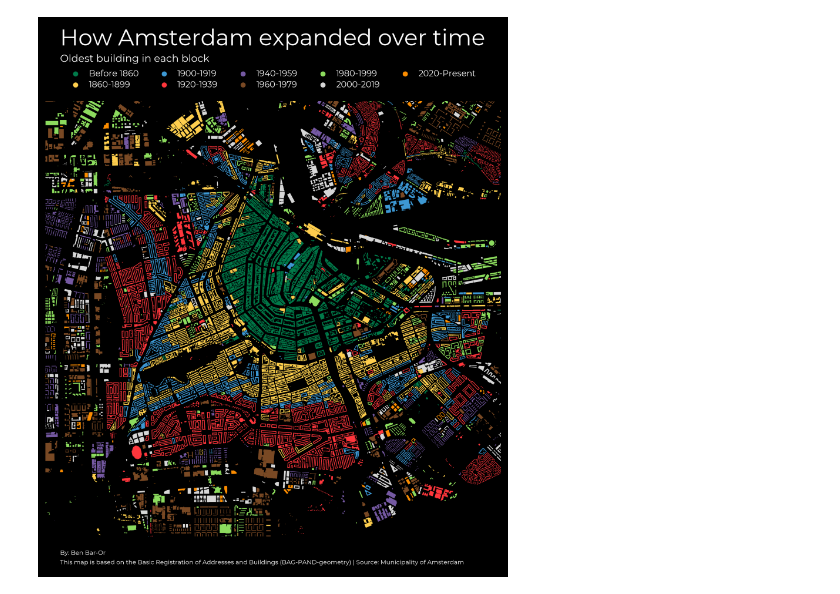
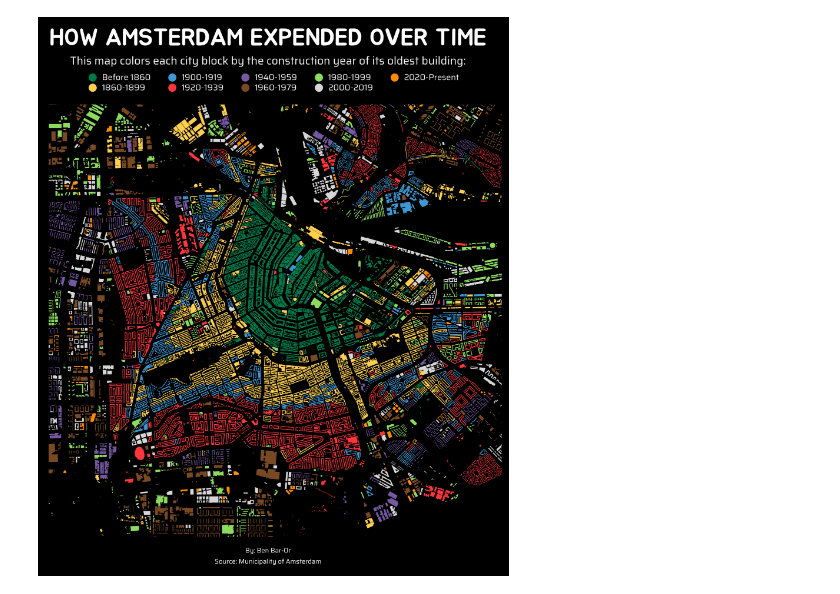
Before and after one commit to ben-baror/amsterdam-construction-history, a Jupyter notebook: amsterdam_construction_age_map.ipynb, the cells around one changed output. Saved outputs shown, nothing was run; the diff lists cells and outputs as text; code cells hidden in the pictures.

Commit message:
changed fonts and text alignment

```diff
--- a/amsterdam_construction_age_map.ipynb
+++ b/amsterdam_construction_age_map.ipynb
@@ -20,56 +20,66 @@ gdf['period'] = pd.cut(gdf['Bouwjaar'], bins=bins, labels=labels)
 fig, ax = plt.subplots(dpi=300, figsize = (8,10))
 
 cmap = load_cmap("mpalette")
-font = load_google_font('Montserrat')
-
+title = load_google_font('Jua')
+subtitle = load_google_font('Saira')
+# OG font is 'Montserrat'
 gdf.plot(column = 'period', linewidth = 0.8, zorder=2, cmap=cmap,
                              legend = True,
                              legend_kwds={'loc':'center',
                                          'ncols': 5,
                                          'labelcolor':'white',
                                          'frameon': False,
                                          'bbox_to_anchor':(0.5, 1.05),
-                                         'markerscale':0.5,
-                                         'labelspacing':0.25,
-                                         'handlelength': 1,
+                                         'markerscale':0.8,
+                                         'labelspacing':0.2,
+                                         'handlelength': 0.25,
                                          'handleheight': 0,
                                          'alignment':'center'}, ax=ax)
 
 # Adjustments to the legend's labels:
 for text in ax.get_legend().get_texts():
-    text.set_fontproperties(font)
+    text.set_fontproperties(subtitle)
     text.set_fontsize('small')
 
 # Main title:
-fig_text(x=0.15,y=0.89,
-        s="How Amsterdam expanded over time",
-        font = font,
+fig_text(x=0.5,y=0.88,
+        s="HOW AMSTERDAM EXPENDED OVER TIME",
+         va='center', ha = 'center',
+        font = title,
          weight = 'bold',
         color = 'white',
-        fontsize = 22)
+        fontsize = 23.5)
 # Sub-title (also functioning as legend's title):
-fig_text(x=0.15,y=0.855,
-        s="Oldest building in each block",
-        font = font,
+fig_text(x=0.5,y=0.85,
+        s="This map colors each city block by the construction year of its oldest building:",
+         va='center', ha = 'center',
+        font = subtitle,
         color = 'white',
-        fontsize = 10)
+        fontsize = 11)
 
 # Footer
-fig_text(x= 0.15, y = 0.18,
-         s= """By: Ben Bar-Or
-This map is based on the Basic Registration of Addresses and Buildings (BAG-PAND-geometry) | Source: Municipality of Amsterdam""",
-         font = font,
+fig_text(x= 0.5, y = 0.18,
+         s= "By: Ben Bar-Or",
+         va='center', ha = 'center',
+         font = subtitle,
          color = 'white',
-         fontsize = 6)
+         fontsize = 6.5)
+
+fig_text(x= 0.5, y = 0.165,
+         s= "Source: Municipality of Amsterdam",
+         va='center', ha = 'center',
+         font = subtitle,
+         color = 'white',
+         fontsize = 6.5)
 
 #Zooming in on the main part of the city:
 ax.set_xlim(4.83,4.95)
 ax.set_ylim(52.33,52.4)
 
 ax.axis('off')
 fig.set_facecolor('black')
 
-#plt.savefig("amsterdam_dev.png", dpi = 300, bbox_inches = 'tight')
+# plt.savefig("amsterdam_dev.png", dpi = 300, bbox_inches = 'tight')
 plt.show()
 # %% [output]
-[figure, old version]
+[figure, new version]
```
Also changed, not shown: 1 other file.
